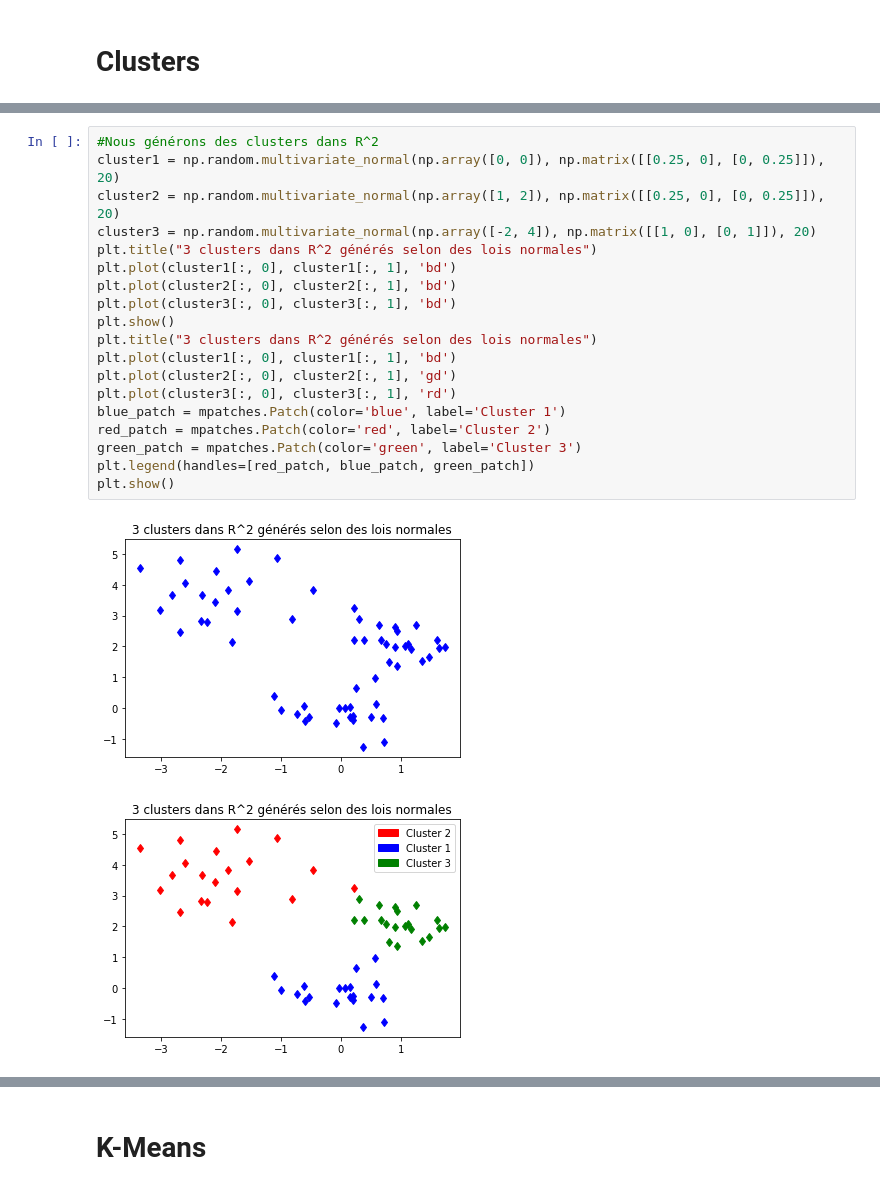
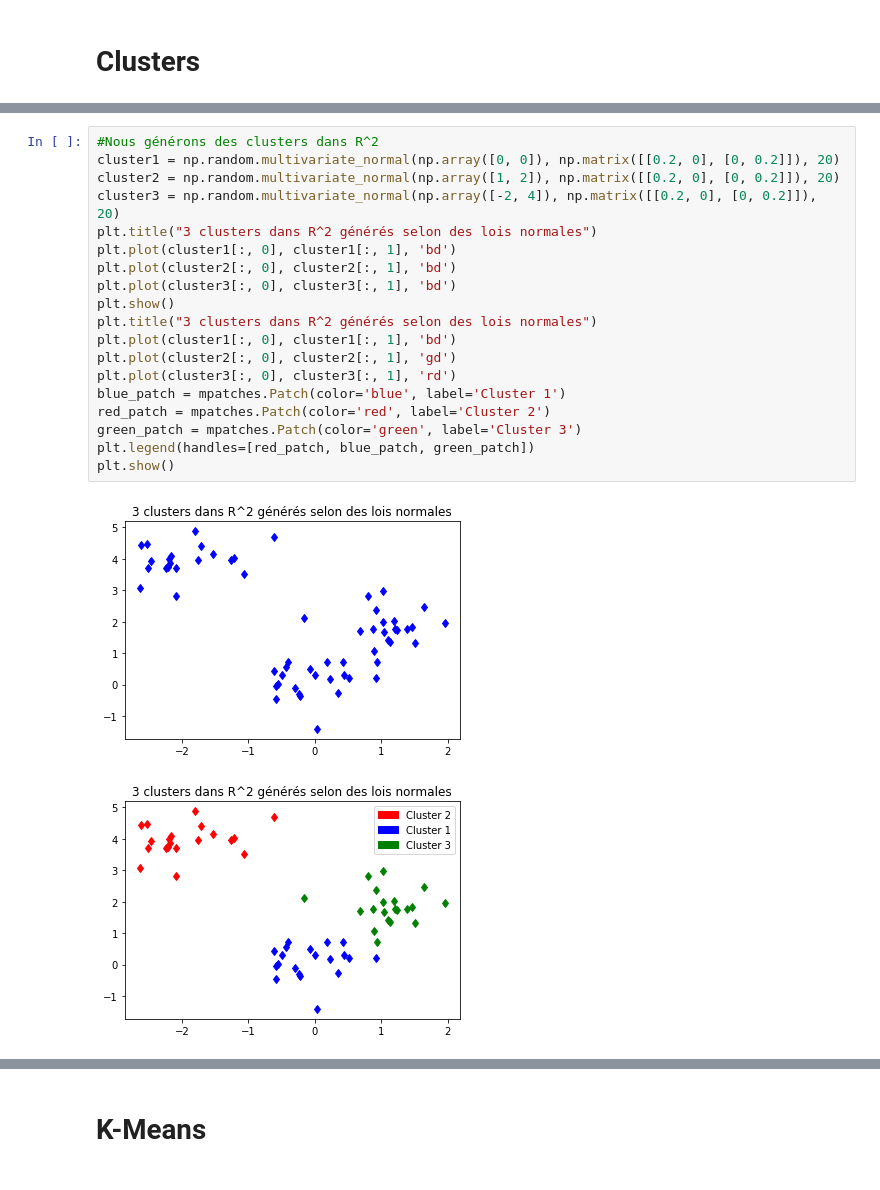
Before and after one commit to ClementLalanne/IPT-K-Means, a Jupyter notebook: exemples.ipynb, the cells around one changed output, grey strips where cells are left out. Cells and saved outputs as stored; diff of their text form.

```diff
--- a/exemples.ipynb
+++ b/exemples.ipynb
@@ -167,25 +245,25 @@ plt.show()
 # %%
 #Nous générons des clusters dans R^2
-cluster1 = np.random.multivariate_normal(np.array([0, 0]), np.matrix([[0.25, 0], [0, 0.25]]), 20)
-cluster2 = np.random.multivariate_normal(np.array([1, 2]), np.matrix([[0.25, 0], [0, 0.25]]), 20)
-cluster3 = np.random.multivariate_normal(np.array([-2, 4]), np.matrix([[1, 0], [0, 1]]), 20)
+cluster1 = np.random.multivariate_normal(np.array([0, 0]), np.matrix([[0.2, 0], [0, 0.2]]), 20)
+cluster2 = np.random.multivariate_normal(np.array([1, 2]), np.matrix([[0.2, 0], [0, 0.2]]), 20)
+cluster3 = np.random.multivariate_normal(np.array([-2, 4]), np.matrix([[0.2, 0], [0, 0.2]]), 20)
 plt.title("3 clusters dans R^2 générés selon des lois normales")
 plt.plot(cluster1[:, 0], cluster1[:, 1], 'bd')
 plt.plot(cluster2[:, 0], cluster2[:, 1], 'bd')
 plt.plot(cluster3[:, 0], cluster3[:, 1], 'bd')
 plt.show()
 plt.title("3 clusters dans R^2 générés selon des lois normales")
 plt.plot(cluster1[:, 0], cluster1[:, 1], 'bd')
 plt.plot(cluster2[:, 0], cluster2[:, 1], 'gd')
 plt.plot(cluster3[:, 0], cluster3[:, 1], 'rd')
 blue_patch = mpatches.Patch(color='blue', label='Cluster 1')
 red_patch = mpatches.Patch(color='red', label='Cluster 2')
 green_patch = mpatches.Patch(color='green', label='Cluster 3')
 plt.legend(handles=[red_patch, blue_patch, green_patch])
 plt.show()
 # %% [output]
-[figure, old version]
+[figure, new version]
-[figure, old version]
+[figure, new version]
 # %%
 #Nous générons des clusters avec recouvrement dans R^2
 cluster1 = np.random.multivariate_normal(np.array([0, 0]), np.matrix([[2, 0], [0, 2]]), 20)
```
Also changed, not shown: parts of 23 cells of this notebook, 1 other file.
